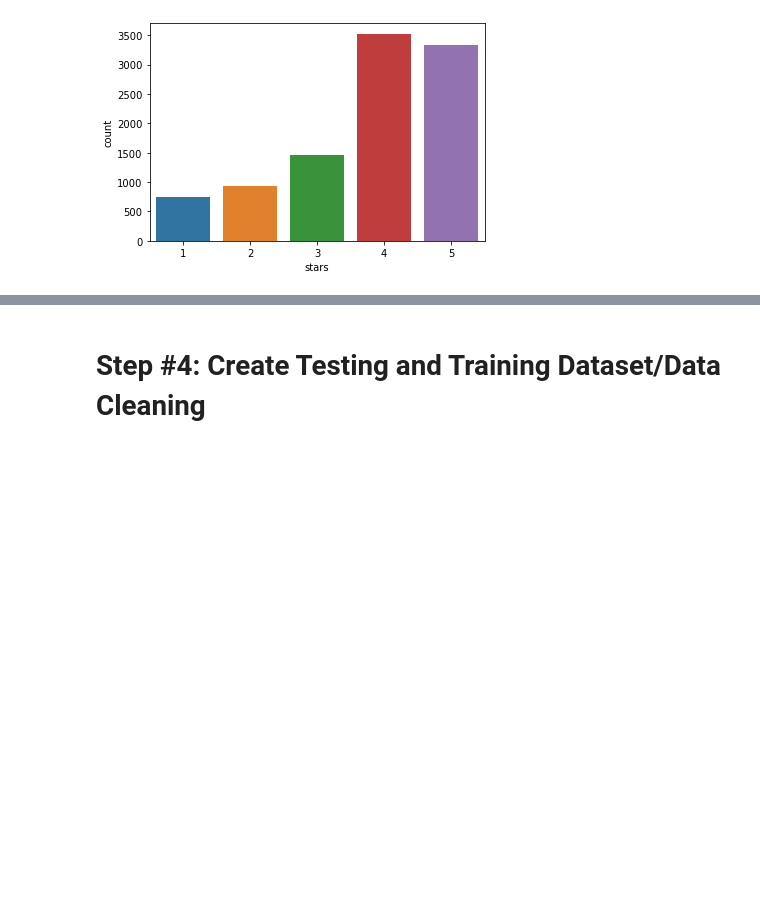
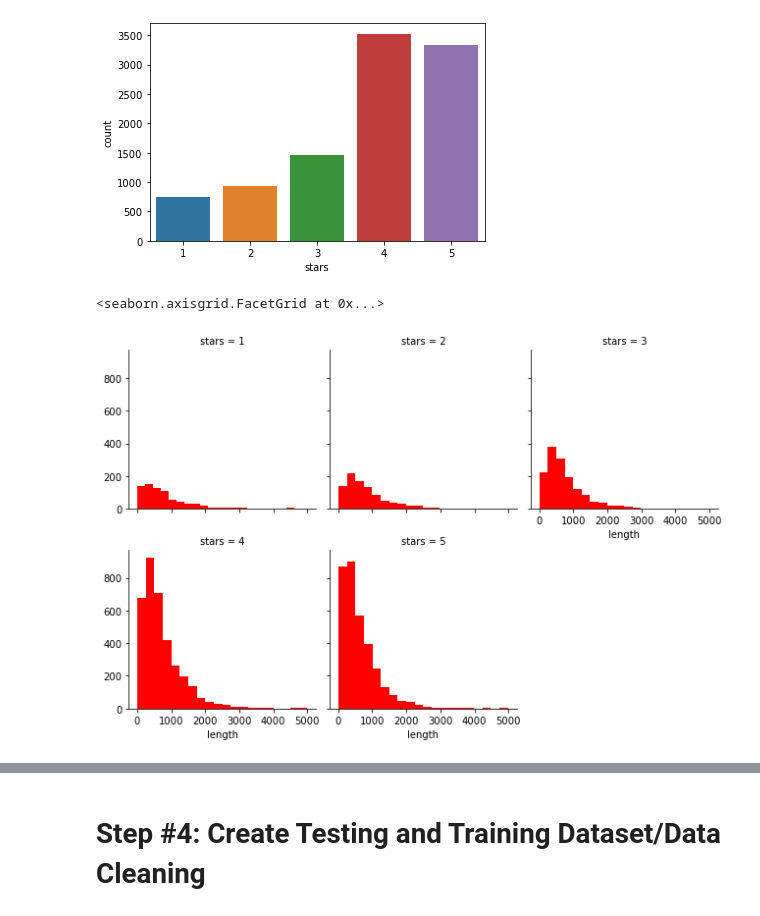
Before and after one commit to hrishitelang/Yelp-Reviews, a Jupyter notebook: Yelp Reviews Classification.ipynb, the cells around one changed output, grey strips where cells are left out. Cells and saved outputs as stored; diff of their text form; code cells hidden in the pictures; blank space fills up the shorter version.

```diff
--- a/Yelp Reviews Classification.ipynb
+++ b/Yelp Reviews Classification.ipynb
@@ -181,4 +181,7 @@ sns.countplot(yelp_df['stars'], data = yelp_df)
 [figure]
 # %%
 g = sns.FacetGrid(data = yelp_df, col = 'stars', col_wrap = 3)
-g.map(plt.hist,)
+g.map(plt.hist, 'length', bins = 20, color = 'r')
+# %% [output]
+<seaborn.axisgrid.FacetGrid at 0x...>
+[figure, added]
```
Also changed, not shown: parts of 10 cells of this notebook.
